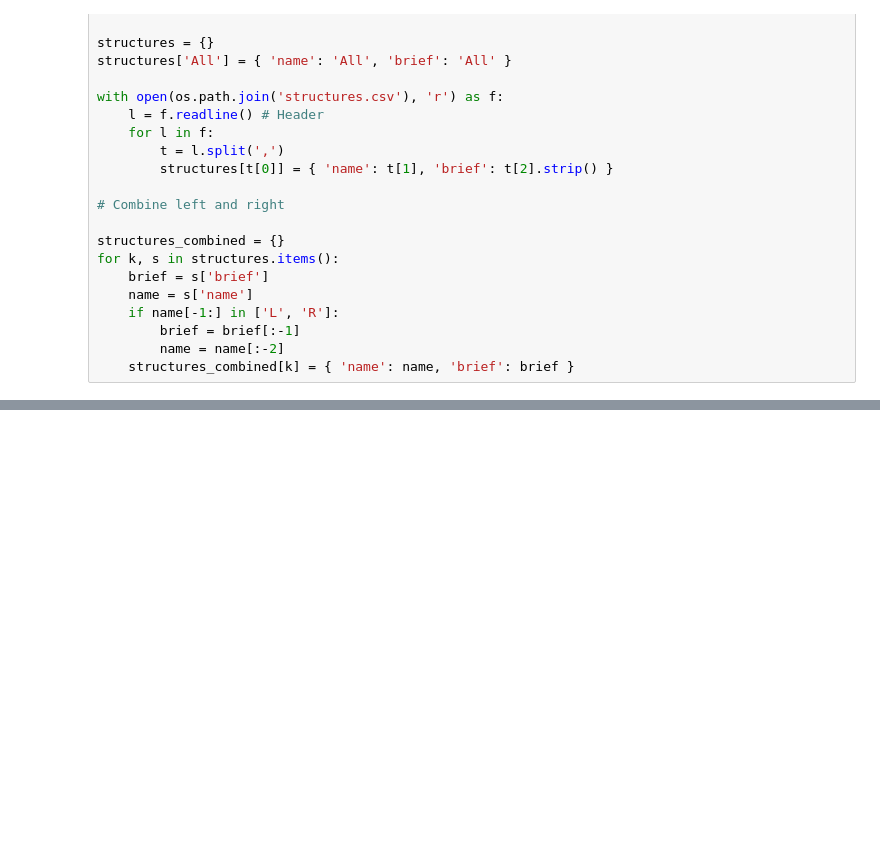
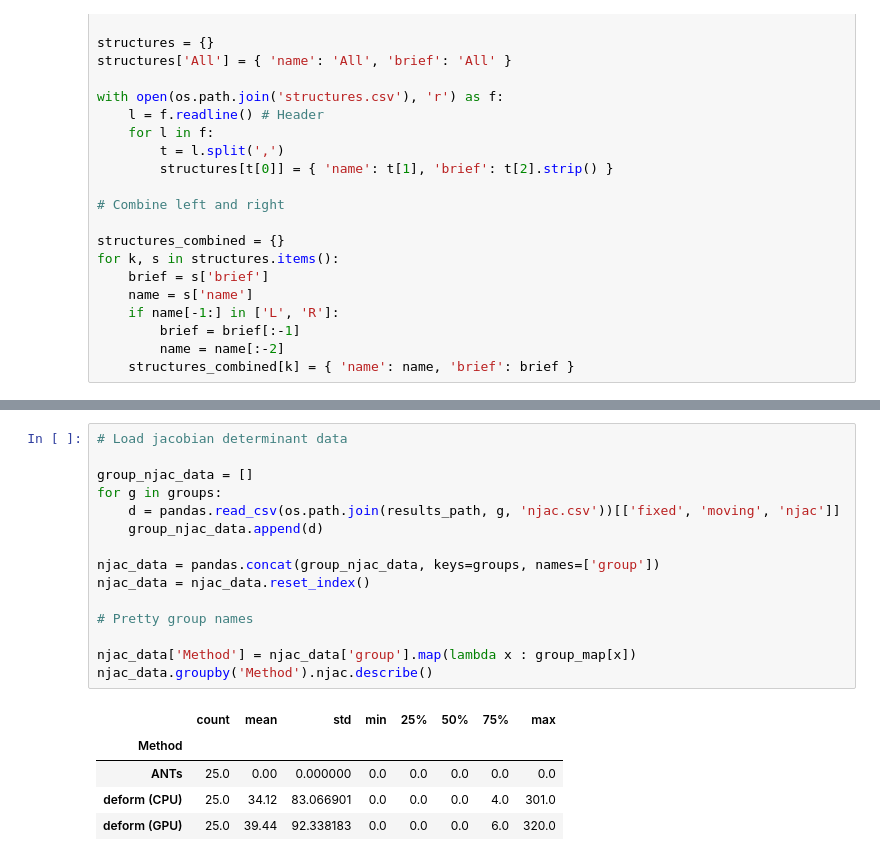
Before and after one commit to simeks/deform-eval, a Jupyter notebook: results.ipynb, the cells around one changed output, grey strips where cells are left out. Cells and saved outputs as stored; diff of their text form; blank space fills up the shorter version.

Commit message:
Results

```diff
--- a/results.ipynb
+++ b/results.ipynb
@@ -155,0 +190,21 @@ fig.savefig('figures/results_dice_box.pdf', pad_inches=0, bbox_inches='tight')
+# %%
+# Load jacobian determinant data
+
+group_njac_data = []
+for g in groups:
+    d = pandas.read_csv(os.path.join(results_path, g, 'njac.csv'))[['fixed', 'moving', 'njac']]
+    group_njac_data.append(d)
+
+njac_data = pandas.concat(group_njac_data, keys=groups, names=['group'])
+njac_data = njac_data.reset_index()
+
+# Pretty group names
+
+njac_data['Method'] = njac_data['group'].map(lambda x : group_map[x])
+njac_data.groupby('Method').njac.describe()
+# %% [output]
+|  | count | mean | std | min | 25% | 50% | 75% | max |
+| Method |  |  |  |  |  |  |  |  |
+| ANTs | 25.0 | 0.00 | 0.000000 | 0.0 | 0.0 | 0.0 | 0.0 | 0.0 |
+| deform (CPU) | 25.0 | 34.12 | 83.066901 | 0.0 | 0.0 | 0.0 | 4.0 | 301.0 |
+| deform (GPU) | 25.0 | 39.44 | 92.338183 | 0.0 | 0.0 | 0.0 | 6.0 | 320.0 |
```
Also changed, not shown: parts of 4 cells of this notebook, 1 other file.
